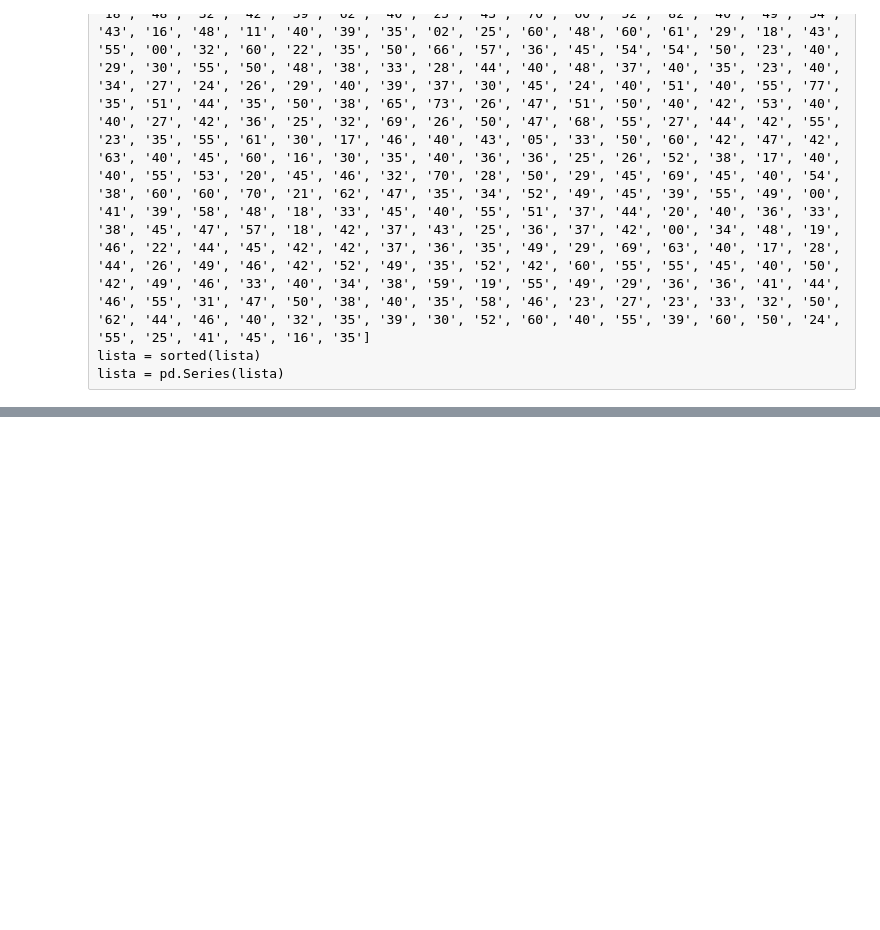
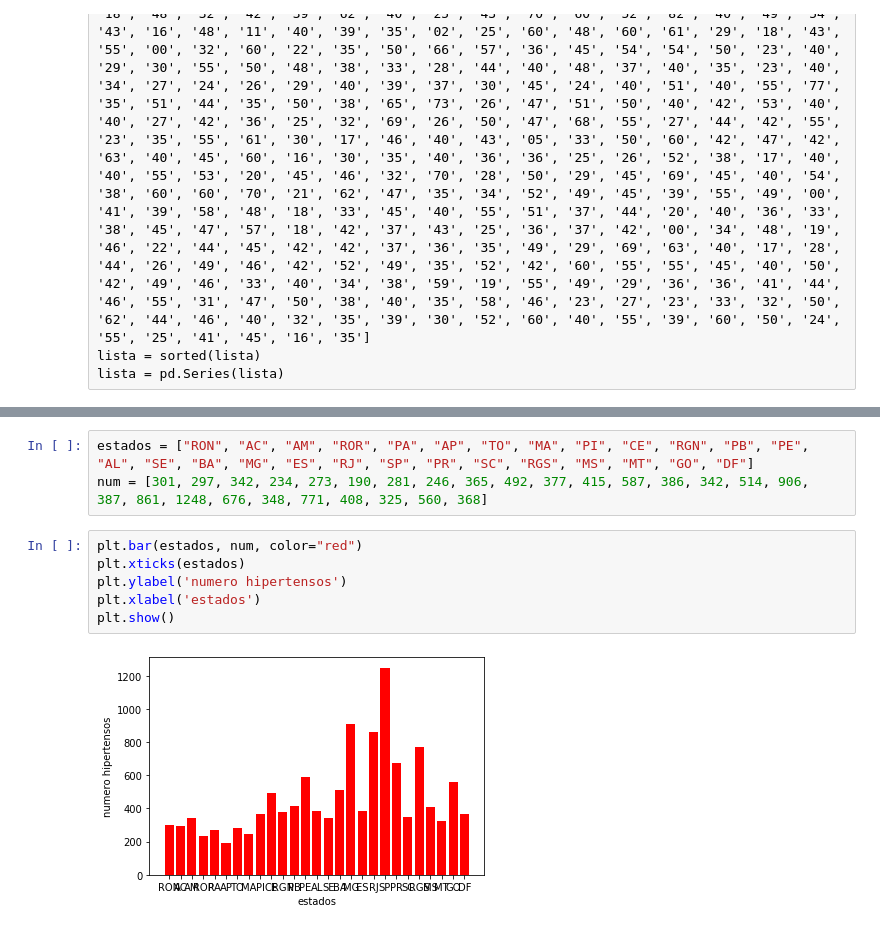
Before and after one commit to AlefeLucas/TopicosHipertensao, a Jupyter notebook: datas.ipynb, the cells around one changed output, grey strips where cells are left out. Drawn from its saved outputs; the diff is of its cells as text; blank space fills up the shorter version.

```diff
--- a/datas.ipynb
+++ b/datas.ipynb
@@ -13,0 +14,11 @@ plt.xlim([0, 90])
+# %%
+estados = ["RON", "AC", "AM", "ROR", "PA", "AP", "TO", "MA", "PI", "CE", "RGN", "PB", "PE", "AL", "SE", "BA", "MG", "ES", "RJ", "SP", "PR", "SC", "RGS", "MS", "MT", "GO", "DF"]
+num = [301, 297, 342, 234, 273, 190, 281, 246, 365, 492, 377, 415, 587, 386, 342, 514, 906, 387, 861, 1248, 676, 348, 771, 408, 325, 560, 368]
+# %%
+plt.bar(estados, num, color="red")
+plt.xticks(estados)
+plt.ylabel('numero hipertensos')
+plt.xlabel('estados')
+plt.show()
+# %% [output]
+[figure, added]
```
Also changed, not shown: parts of 1 cell of this notebook, 1 other file.
